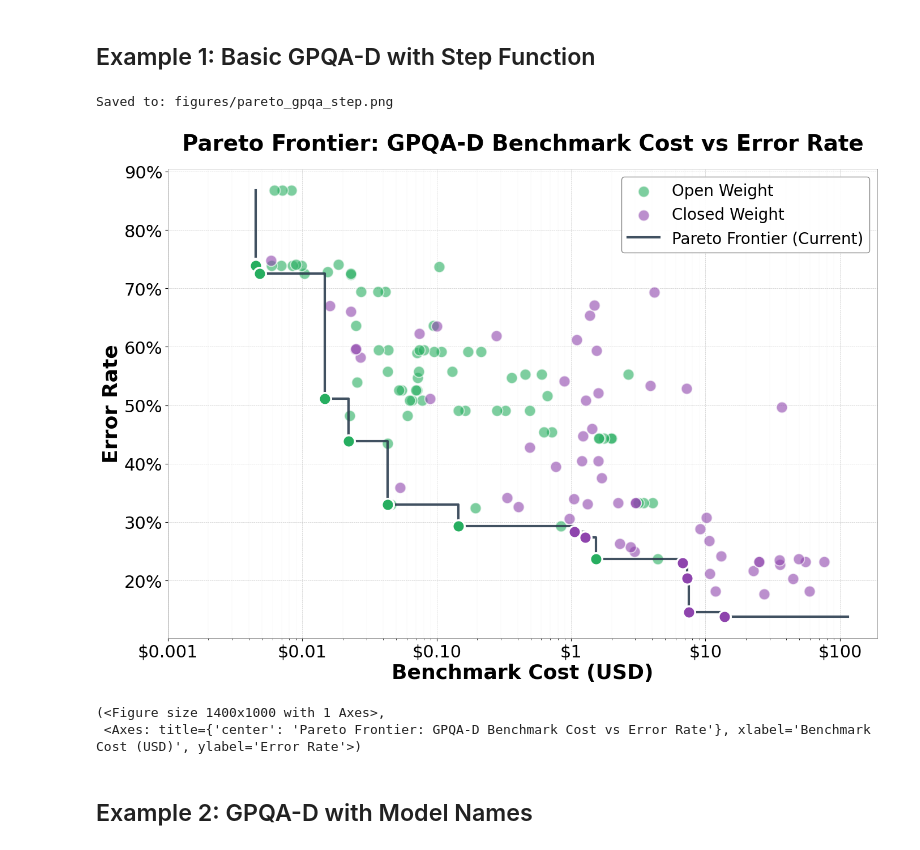
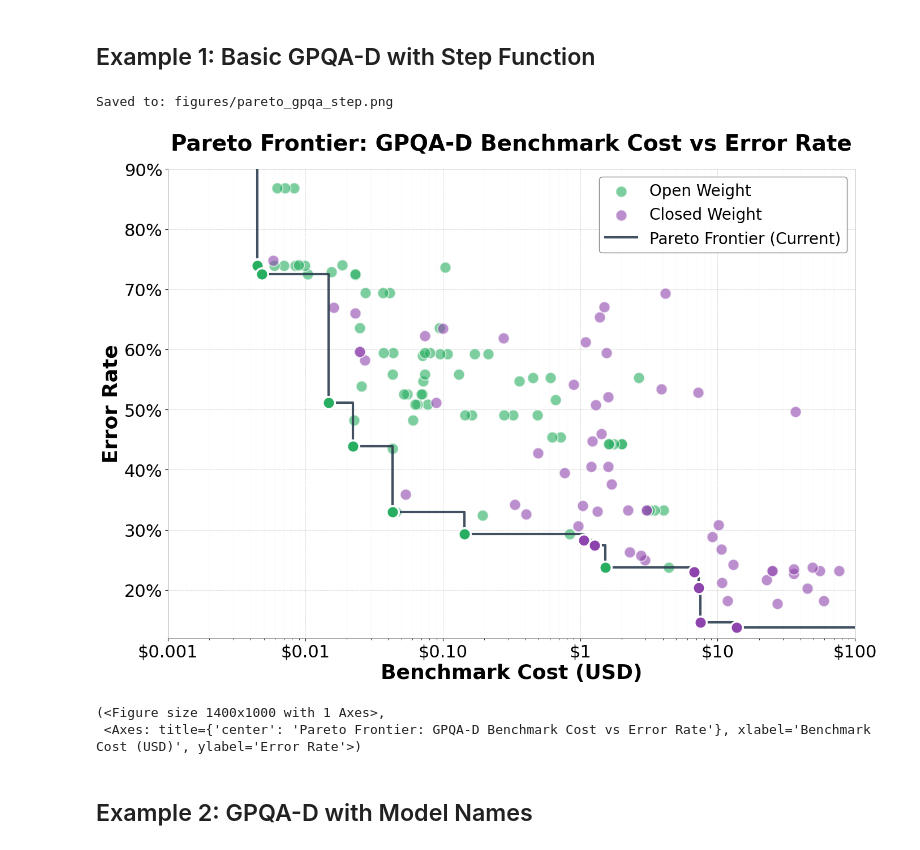
Before and after one commit to hansgundlach/Algorithmic_Progress_Inference, a Jupyter notebook: pareto_redo.ipynb, the cells around one changed output. Drawn from its saved outputs; the diff is of its cells as text; code cells hidden in the pictures.

```diff
--- a/pareto_redo.ipynb
+++ b/pareto_redo.ipynb
@@ -61,6 +61,10 @@ def plot_pareto_curves(
     open_license_only=False,
     extend_frontier=True,
     min_xlim=None,
+    xmin=None,
+    xmax=None,
+    ymin=None,
+    ymax=None,
     figsize=(14, 10),
     title=None,
     save_path=None,
@@ -71,7 +75,11 @@ def plot_pareto_curves(
 
     Parameters:
         extend_frontier: If True, extend frontier lines to cover full axis space
-        min_xlim: Minimum x-axis limit (left bound). If None, uses automatic scaling.
+        min_xlim: Minimum x-axis limit (left bound). If None, uses automatic scaling. (Deprecated: use xmin instead)
+        xmin: Minimum x-axis limit (left bound). If None, uses automatic scaling.
+        xmax: Maximum x-axis limit (right bound). If None, uses automatic scaling.
+        ymin: Minimum y-axis limit (bottom bound). If None, uses automatic scaling.
+        ymax: Maximum y-axis limit (top bound). If None, uses automatic scaling.
 
     frontier_style options:
     - 'points': Show only Pareto points (no connecting lines)
@@ -122,8 +130,9 @@ def plot_pareto_curves(
         return None, None
 
     # Get axis limits from all data (for extend_frontier)
-    max_price = df_work[price_col].max()
-    max_error = df_work['error_rate'].max()
+    # Use user-specified limits if provided, otherwise use data limits
+    max_price = xmax if xmax is not None else df_work[price_col].max()
+    max_error = ymax if ymax is not None else df_work['error_rate'].max()
 
     # Setup plot
     fig, ax = plt.subplots(figsize=figsize, dpi=100)
@@ -245,7 +254,9 @@ def plot_pareto_curves(
 
             # Add horizontal extension (rightward from rightmost point) if requested
             if extend_frontier and prices[-1] < max_price:
-                step_x.append(max_price * 1.5)
+                # If user specified xmax, extend to that; otherwise extend a bit beyond data max
+                extend_x = max_price if xmax is not None else max_price * 1.5
+                step_x.append(extend_x)
                 step_y.append(errors[-1])
 
             # Plot step function line
@@ -272,7 +283,9 @@ def plot_pareto_curves(
                     plot_errors.insert(0, max_error)
                 # Add horizontal extension (rightward from rightmost point)
                 if prices[-1] < max_price:
-                    plot_prices.append(max_price * 1.5)
+                    # If user specified xmax, extend to that; otherwise extend a bit beyond data max
+                    extend_x = max_price if xmax is not None else max_price * 1.5
+                    plot_prices.append(extend_x)
                     plot_errors.append(errors[-1])
 
             # Straight lines connecting points
@@ -395,9 +408,20 @@ def plot_pareto_curves(
     # Set log scale for x-axis
     ax.set_xscale('log')
 
-    # Set minimum x-axis limit if specified
-    if min_xlim is not None:
-        ax.set_xlim(left=min_xlim)
+    # Set axis limits if specified
+    # Handle backward compatibility: if min_xlim is provided, use it for xmin
+    if min_xlim is not None and xmin is None:
+        xmin = min_xlim
+
+    if xmin is not None or xmax is not None:
+        current_xlim = ax.get_xlim()
+        ax.set_xlim(left=xmin if xmin is not None else current_xlim[0],
+                    right=xmax if xmax is not None else current_xlim[1])
+
+    if ymin is not None or ymax is not None:
+        current_ylim = ax.get_ylim()
+        ax.set_ylim(bottom=ymin if ymin is not None else current_ylim[0],
+                    top=ymax if ymax is not None else current_ylim[1])
 
     # Format axes
     from matplotlib.ticker import FuncFormatter, PercentFormatter
@@ -771,18 +795,21 @@ Date range: 2024-04-01 00:00:00 to 2025-10-01 00:00:00
 # %%
 plot_pareto_curves(
     df,
     price_col='Benchmark Cost USD',
     benchmark_col='epoch_gpqa',
     color_by='open_weight',
     show_model_names=False,
     frontier_style='step',
-    min_xlim = .001,
+    xmin= .001,
+    xmax=100,
+    ymin= .12,
+    ymax=.9,
     title='Pareto Frontier: GPQA-D Benchmark Cost vs Error Rate',
     save_path='figures/pareto_gpqa_step.png'
 )
 # %% [output]
 Saved to: figures/pareto_gpqa_step.png
-[figure, old version]
+[figure, new version]
 (<Figure size 1400x1000 with 1 Axes>,
  <Axes: title={'center': 'Pareto Frontier: GPQA-D Benchmark Cost vs Error Rate'}, xlabel='Benchmark Cost (USD)', ylabel='Error Rate'>)
 # %% [markdown]
```
Also changed, not shown: parts of 2 cells of this notebook, 16 other files.
